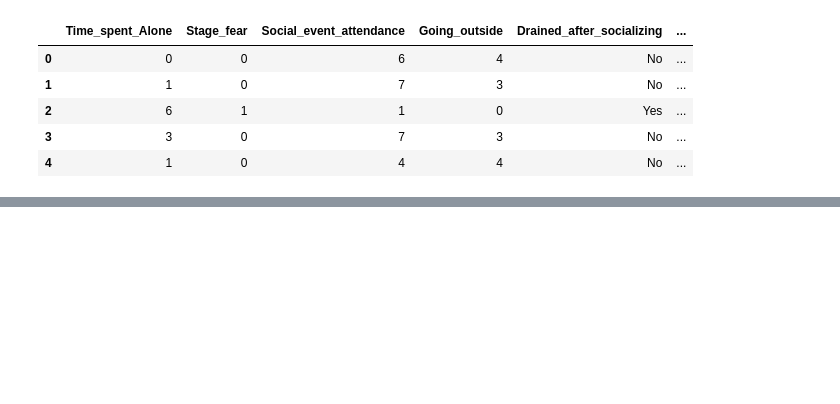
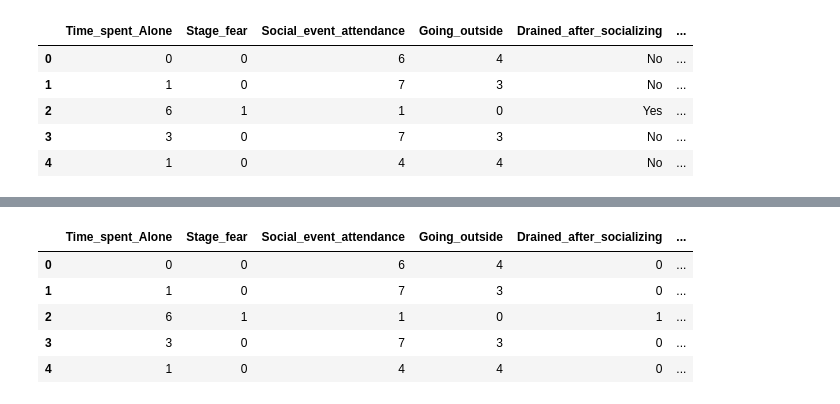
Before and after one commit to starbachi/SL_Predicting_Personality_Kaggle, a Jupyter notebook: main.ipynb, the cells around one changed output, grey strips where cells are left out. Cells and saved outputs as stored; diff of their text form; code cells hidden in the pictures; blank space fills up the shorter version.

```diff
--- a/main.ipynb
+++ b/main.ipynb
@@ -1113,0 +1119,10 @@ df.head()
+# %%
+df['Drained_after_socializing']= df['Drained_after_socializing'].map({'Yes': 1, 'No': 0})
+df.head()
+# %% [output]
+|  | Time_spent_Alone | Stage_fear | Social_event_attendance | Going_outside | Drained_after_socializing | ... |
+| 0 | 0 | 0 | 6 | 4 | 0 | ... |
+| 1 | 1 | 0 | 7 | 3 | 0 | ... |
+| 2 | 6 | 1 | 1 | 0 | 1 | ... |
+| 3 | 3 | 0 | 7 | 3 | 0 | ... |
+| 4 | 1 | 0 | 4 | 4 | 0 | ... |
```
Also changed, not shown: parts of 24 cells of this notebook, 1 other file.
